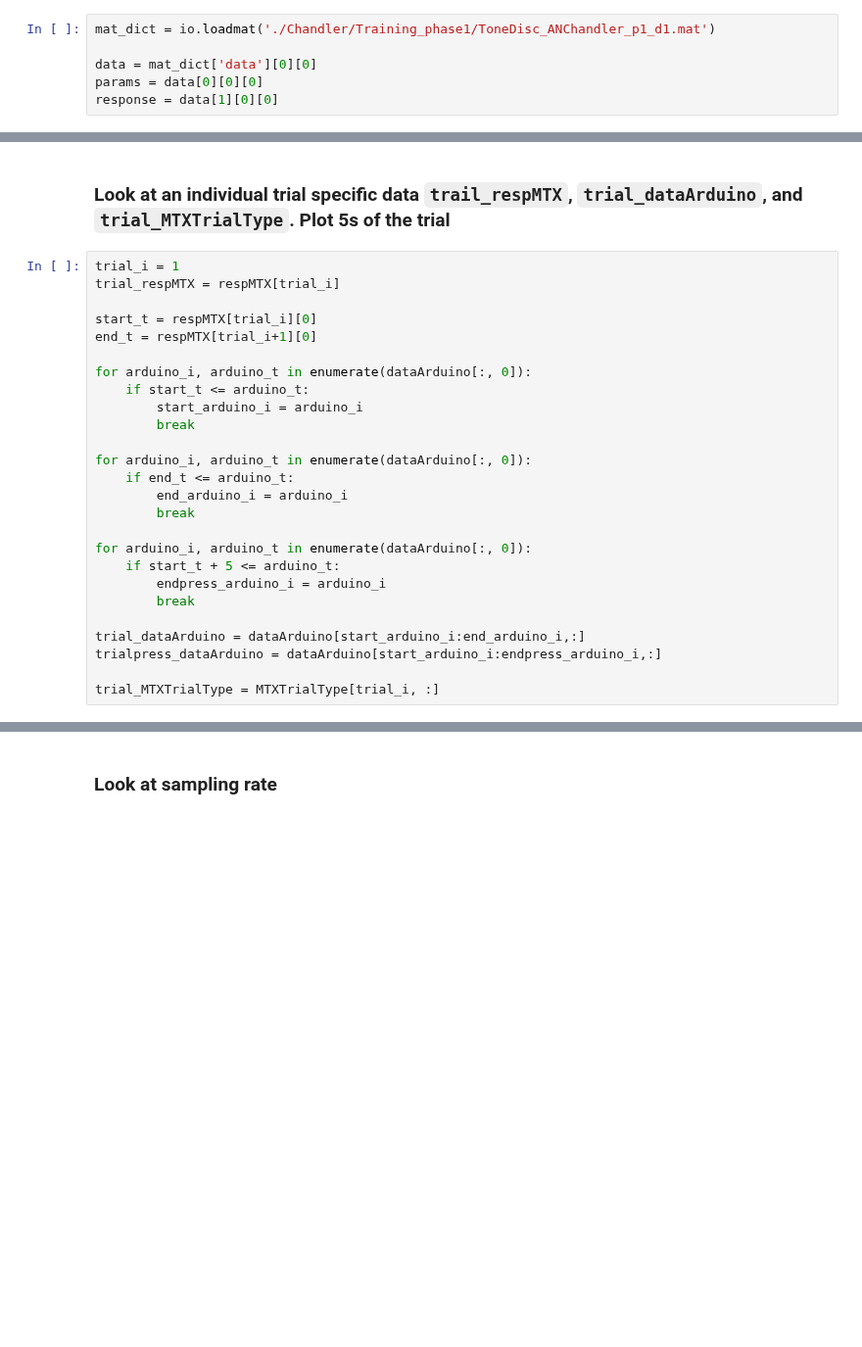
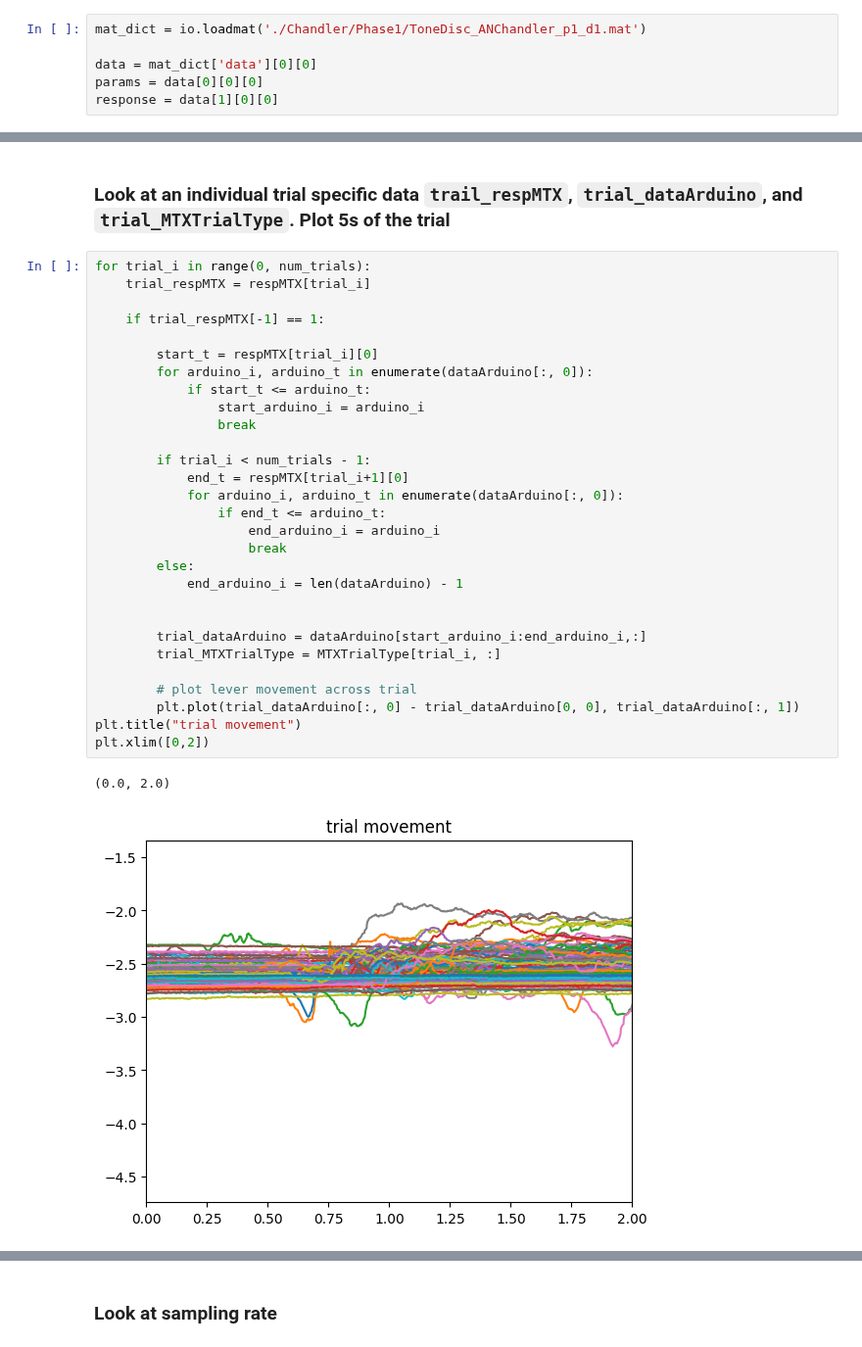
Before and after one commit to paulazoo/behavior, a Jupyter notebook: test.ipynb, the cells around one changed output, grey strips where cells are left out. Shown at 98% size. Cells and saved outputs as stored; diff of their text form; blank space fills up the shorter version.

```diff
--- a/test.ipynb
+++ b/test.ipynb
@@ -19,7 +19,7 @@ import pickle
 # %% [markdown]
 ### load `data` from .mat file and split into `params` and `response`
 # %%
-mat_dict = io.loadmat('./Chandler/Training_phase1/ToneDisc_ANChandler_p1_d1.mat')
+mat_dict = io.loadmat('./Chandler/Phase1/ToneDisc_ANChandler_p1_d1.mat')
 
 data = mat_dict['data'][0][0]
 params = data[0][0][0]
@@ -69,28 +77,34 @@ print(respMTX)
 # %% [markdown]
 ### Look at an individual trial specific data `trail_respMTX`, `trial_dataArduino`, and `trial_MTXTrialType`. Plot 5s of the trial
 # %%
-trial_i = 1
-trial_respMTX = respMTX[trial_i]
+for trial_i in range(0, num_trials):
+    trial_respMTX = respMTX[trial_i]
 
-start_t = respMTX[trial_i][0]
-end_t = respMTX[trial_i+1][0]
+    if trial_respMTX[-1] == 1:
 
-for arduino_i, arduino_t in enumerate(dataArduino[:, 0]):
-    if start_t <= arduino_t:
-        start_arduino_i = arduino_i
-        break
+        start_t = respMTX[trial_i][0]
+        for arduino_i, arduino_t in enumerate(dataArduino[:, 0]):
+            if start_t <= arduino_t:
+                start_arduino_i = arduino_i
+                break
 
-for arduino_i, arduino_t in enumerate(dataArduino[:, 0]):
-    if end_t <= arduino_t:
-        end_arduino_i = arduino_i
-        break
+        if trial_i < num_trials - 1:
+            end_t = respMTX[trial_i+1][0]
+            for arduino_i, arduino_t in enumerate(dataArduino[:, 0]):
+                if end_t <= arduino_t:
+                    end_arduino_i = arduino_i
+                    break
+        else:
+            end_arduino_i = len(dataArduino) - 1
 
-for arduino_i, arduino_t in enumerate(dataArduino[:, 0]):
-    if start_t + 5 <= arduino_t:
-        endpress_arduino_i = arduino_i
-        break
 
-trial_dataArduino = dataArduino[start_arduino_i:end_arduino_i,:]
-trialpress_dataArduino = dataArduino[start_arduino_i:endpress_arduino_i,:]
+        trial_dataArduino = dataArduino[start_arduino_i:end_arduino_i,:]
+        trial_MTXTrialType = MTXTrialType[trial_i, :]
 
-trial_MTXTrialType = MTXTrialType[trial_i, :]
+        # plot lever movement across trial
+        plt.plot(trial_dataArduino[:, 0] - trial_dataArduino[0, 0], trial_dataArduino[:, 1])
+plt.title("trial movement")
+plt.xlim([0,2])
+# %% [output]
+(0.0, 2.0)
+[figure, added]
```
Also changed, not shown: parts of 2 cells of this notebook, 31 other files.
